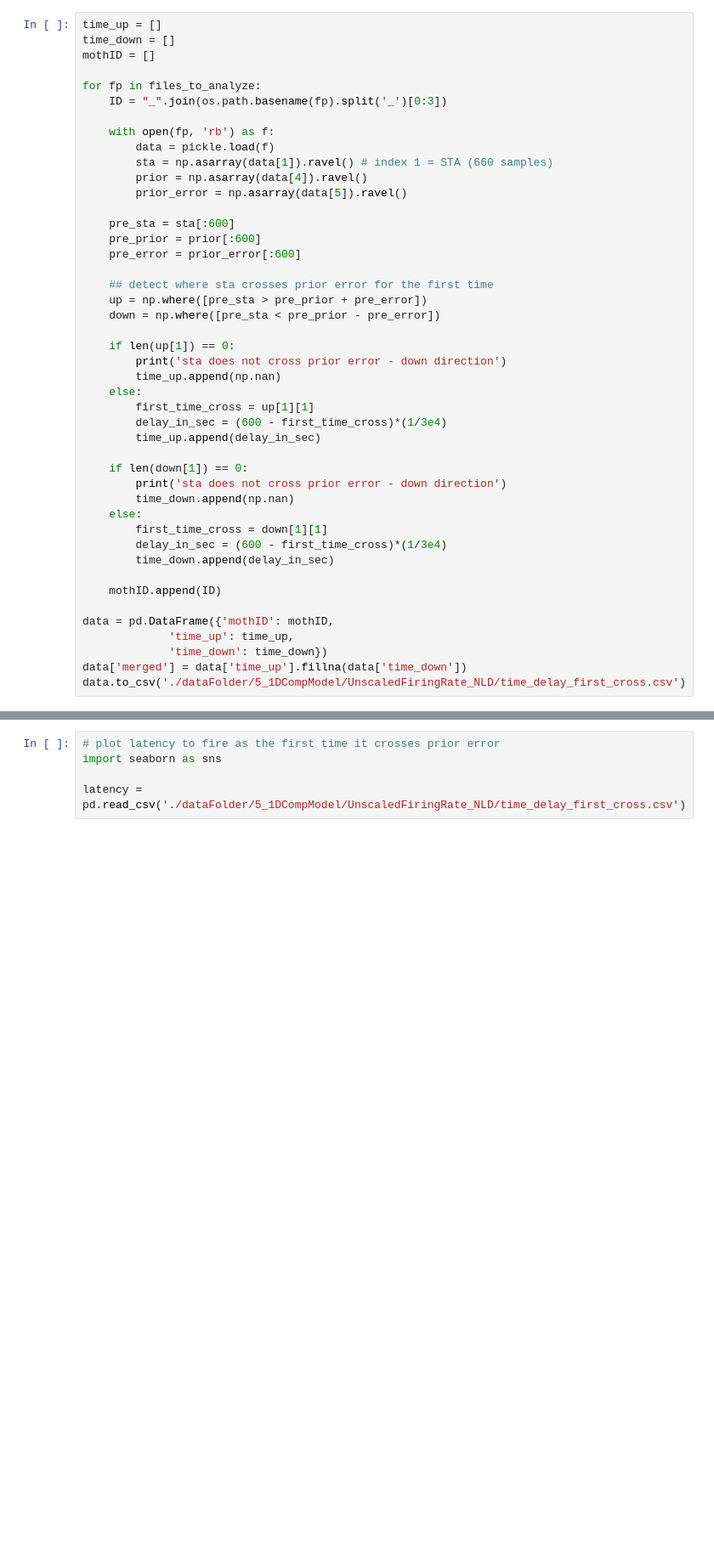
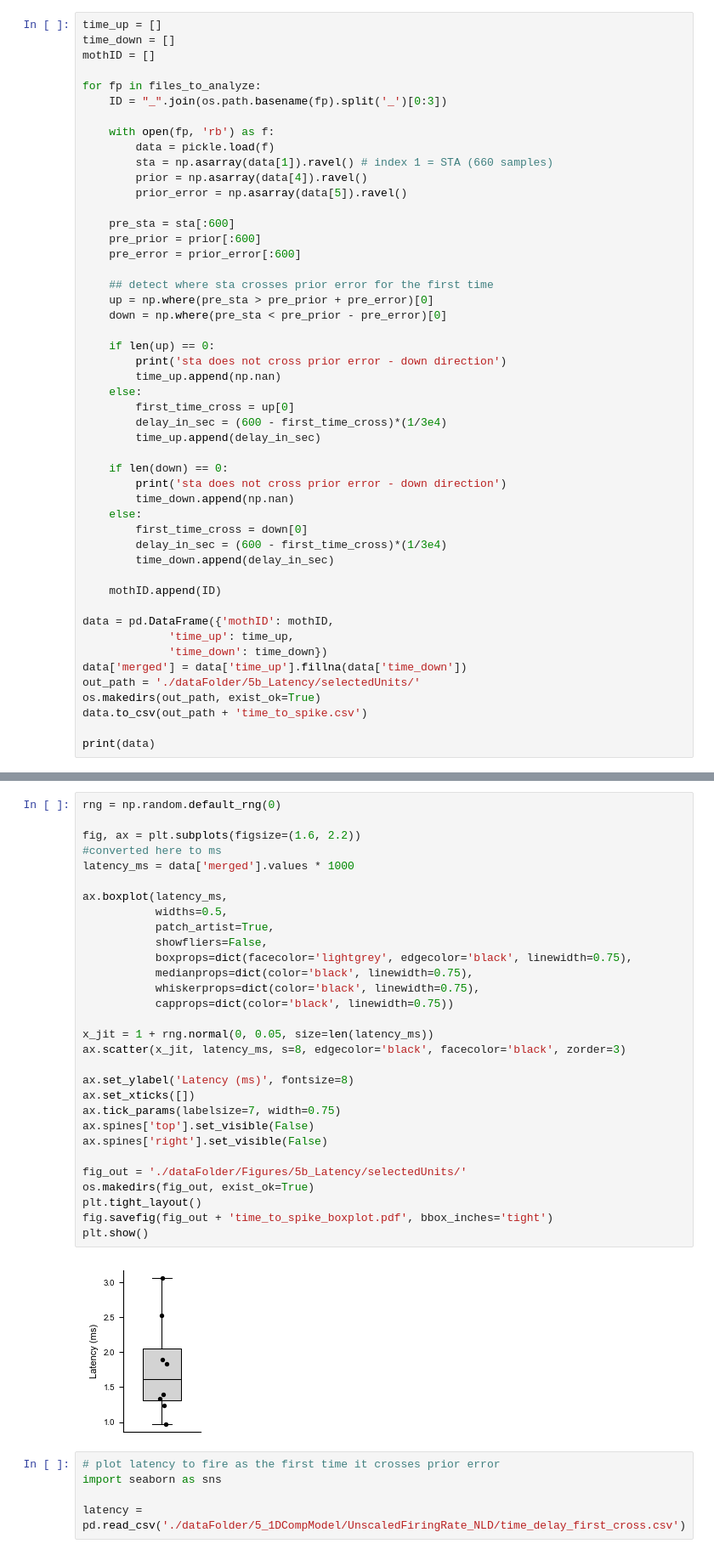
Before and after one commit to MeghnaAnand5/PiliferEphysAnalysis, a Jupyter notebook: 6b_SummaryData-TimeToSpike.ipynb, the cells around one changed output, grey strips where cells are left out. Shown at 85% size. Drawn from its saved outputs; the diff is of its cells as text; blank space fills up the shorter version.

Commit message:
made latency boxplot figure with first crossing of prior mean std instead of absolute peak

```diff
--- a/6b_SummaryData-TimeToSpike.ipynb
+++ b/6b_SummaryData-TimeToSpike.ipynb
@@ -35,22 +52,22 @@ for fp in files_to_analyze:
     pre_error = prior_error[:600]
 
     ## detect where sta crosses prior error for the first time
-    up = np.where([pre_sta > pre_prior + pre_error])
-    down = np.where([pre_sta < pre_prior - pre_error])
+    up = np.where(pre_sta > pre_prior + pre_error)[0]
+    down = np.where(pre_sta < pre_prior - pre_error)[0]
 
-    if len(up[1]) == 0:
+    if len(up) == 0:
         print('sta does not cross prior error - down direction')
         time_up.append(np.nan)
     else:
-        first_time_cross = up[1][1]
+        first_time_cross = up[0]
         delay_in_sec = (600 - first_time_cross)*(1/3e4)
         time_up.append(delay_in_sec)
 
-    if len(down[1]) == 0:
+    if len(down) == 0:
         print('sta does not cross prior error - down direction')
         time_down.append(np.nan)
     else:
-        first_time_cross = down[1][1]
+        first_time_cross = down[0]
         delay_in_sec = (600 - first_time_cross)*(1/3e4)
         time_down.append(delay_in_sec)
 
@@ -60,7 +77,11 @@ data = pd.DataFrame({'mothID': mothID,
              'time_up': time_up,
              'time_down': time_down})
 data['merged'] = data['time_up'].fillna(data['time_down'])
-data.to_csv('./dataFolder/5_1DCompModel/UnscaledFiringRate_NLD/time_delay_first_cross.csv')
+out_path = './dataFolder/5b_Latency/selectedUnits/'
+os.makedirs(out_path, exist_ok=True)
+data.to_csv(out_path + 'time_to_spike.csv')
+
+print(data)
 # %% [output]
 sta does not cross prior error - down direction
 sta does not cross prior error - down direction
@@ -72,3 +103,35 @@ sta does not cross prior error - down direction
+# %%
+rng = np.random.default_rng(0)
+
+fig, ax = plt.subplots(figsize=(1.6, 2.2))
+#converted here to ms
+latency_ms = data['merged'].values * 1000
+
+ax.boxplot(latency_ms,
+           widths=0.5,
+           patch_artist=True,
+           showfliers=False,
+           boxprops=dict(facecolor='lightgrey', edgecolor='black', linewidth=0.75),
+           medianprops=dict(color='black', linewidth=0.75),
+           whiskerprops=dict(color='black', linewidth=0.75),
+           capprops=dict(color='black', linewidth=0.75))
+
+x_jit = 1 + rng.normal(0, 0.05, size=len(latency_ms))
+ax.scatter(x_jit, latency_ms, s=8, edgecolor='black', facecolor='black', zorder=3)
+
+ax.set_ylabel('Latency (ms)', fontsize=8)
+ax.set_xticks([])
+ax.tick_params(labelsize=7, width=0.75)
+ax.spines['top'].set_visible(False)
+ax.spines['right'].set_visible(False)
+
+fig_out = './dataFolder/Figures/5b_Latency/selectedUnits/'
+os.makedirs(fig_out, exist_ok=True)
+plt.tight_layout()
+fig.savefig(fig_out + 'time_to_spike_boxplot.pdf', bbox_inches='tight')
+plt.show()
+# %% [output]
+[figure, added]
 # %%
 # plot latency to fire as the first time it crosses prior error
 import seaborn as sns
```
Also changed, not shown: parts of 4 cells of this notebook, 2 other files.
